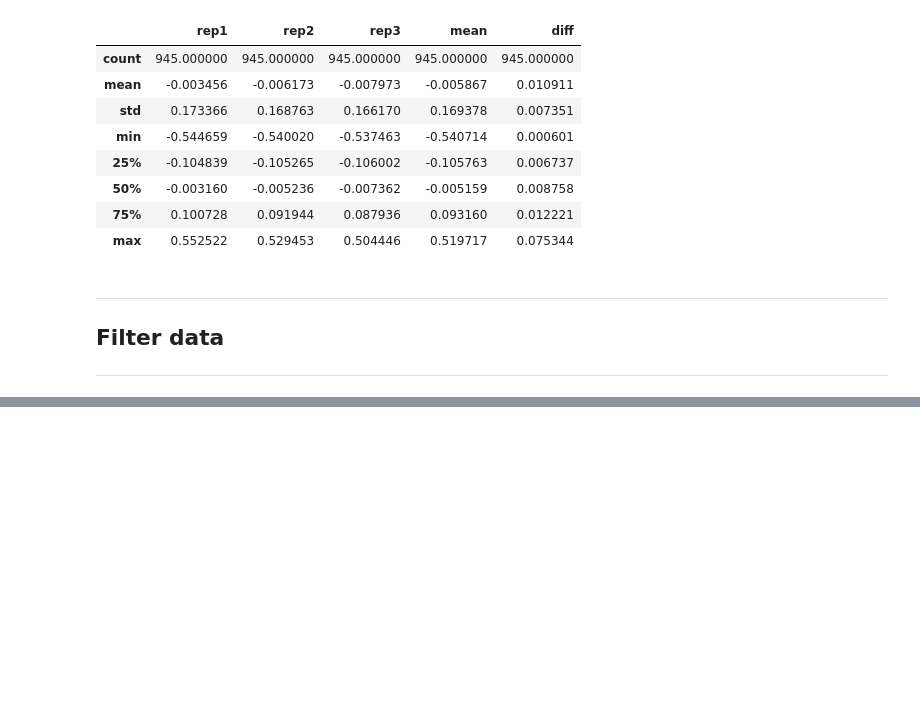
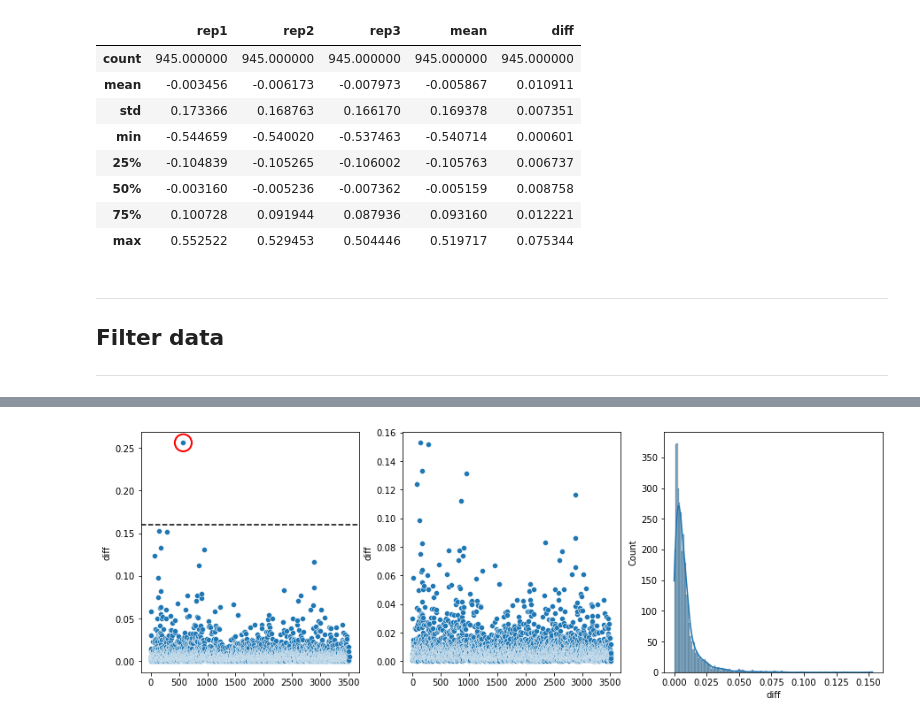
Before and after one commit to TheThorb/Leirmo_Exp1_Publication1, a Jupyter notebook: Repeated measurements.ipynb, the cells around one changed output, grey strips where cells are left out. Cells and saved outputs as stored; diff of their text form; code cells hidden in the pictures; blank space fills up the shorter version.

```diff
--- a/Repeated measurements.ipynb
+++ b/Repeated measurements.ipynb
@@ -851,0 +237,42 @@ gb.describe()
+# %%
+"""
+Filter out the single extreme outlier of flatness (>0.25)
+
+"""
+
+# Determine threshold
+lim = df_tot['diff'].max()
+
+# Initiate figure
+fig, ax = plt.subplots(nrows=1, ncols=3, figsize=(15, 5))
+
+
+## PLOT 1: Show the datapoint being filtered out
+# Scatterplot with Seaborn
+sns.scatterplot(data=df_tot['diff'], ax=ax[0])
+
+# Create and add the circle
+circle = Ellipse(xy=(575, 0.256032), width=300, height=0.02, linewidth=2, color='red', fill=False)
+ax[0].add_artist(circle)
+
+# Indicate the limits of the next plot
+ax[0].axhline(y=0.16, color='black', linestyle='--')
+
+
+## Filter out the outlier
+# Create new dataframe without the outlier
+df_1 = df_tot[df_tot['diff'] < lim]
+
+
+## PLOT 2: Scatterplot after filtering
+sns.scatterplot(ax=ax[1], data=df_1['diff'])
+
+
+## PLOT 3: Histogram with kernel density estimation after filtering
+sns.histplot(ax=ax[2], data=df_1['diff'], kde=True)
+
+
+# Display plot
+plt.show()
+# %% [output]
+[figure, added]
```
Also changed, not shown: parts of 59 cells of this notebook.
